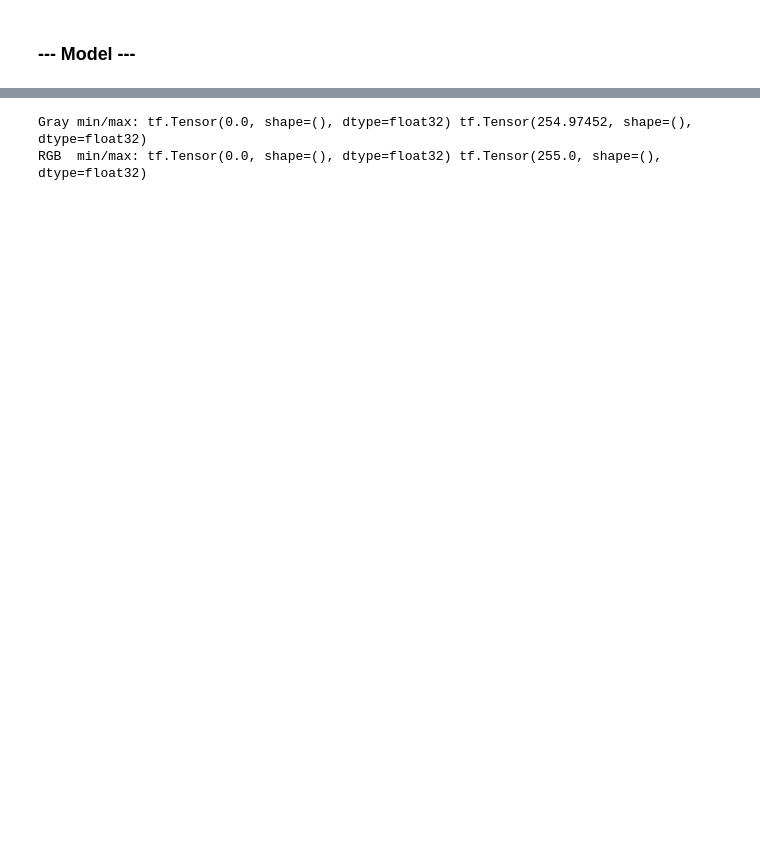
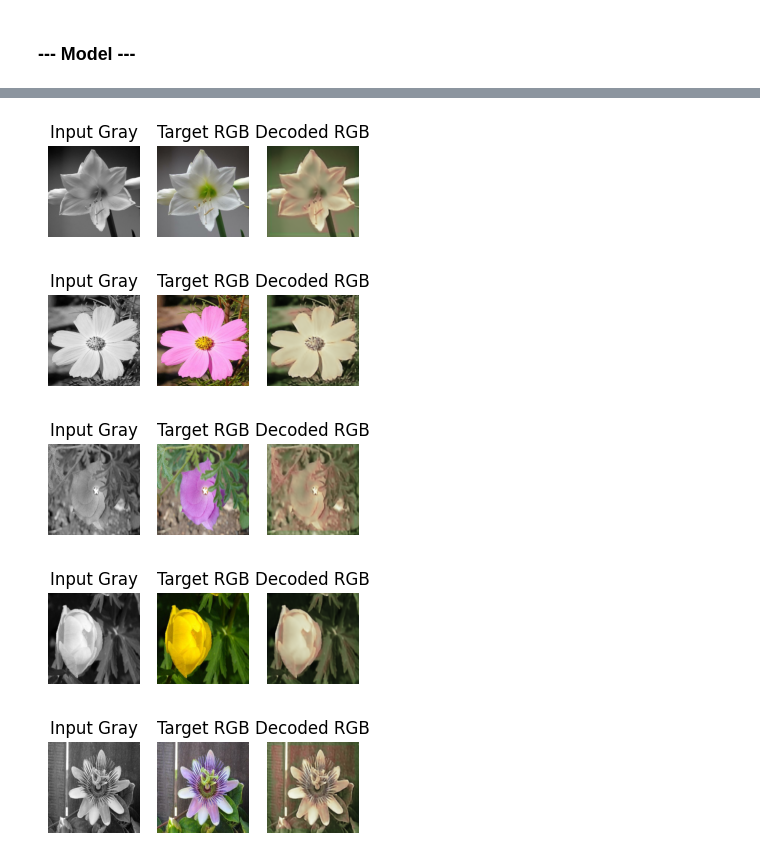
Before and after one commit to KiykoHanna/Simplon_CNN, a Jupyter notebook: Auto_Encod/ex_2.ipynb, the cells around one changed output, grey strips where cells are left out. Cells and saved outputs as stored; diff of their text form; code cells hidden in the pictures; blank space fills up the shorter version.

```diff
--- a/Auto_Encod/ex_2.ipynb
+++ b/Auto_Encod/ex_2.ipynb
@@ -146,10 +149,9 @@ show_gray_img(train_gray_ds, n=5)
 # %%
 # --- input ---
 input_img = Input(shape=(IMG_SIZE[0], IMG_SIZE[1], 1))  # grayscale
-x = Rescaling(1.0/255)(input_img)
 
 # --- encoder ---
-x = Conv2D(64, 3, activation='relu', padding='same')(x)
+x = Conv2D(64, 3, activation='relu', padding='same')(input_img)
 x = MaxPooling2D((2,2), padding='same')(x)
 
 x = Conv2D(128, 3, activation='relu', padding='same')(x)
@@ -174,7 +178,7 @@ autoencoder.compile(optimizer='adam', loss='mse')
 
 autoencoder.fit(
     train_gray_ds,          # ВХОД → grayscale
-    epochs=3,
+    epochs=10,
     validation_data=val_gray_ds  # Валидация
 )
 # %% [output]
@@ -183,0 +206,2 @@ KeyboardInterrupt:
+# %%
+decoded_imgs = autoencoder.predict(train_gray_ds)
@@ -184,7 +210,24 @@ KeyboardInterrupt:
 # %%
-for gray, rgb in train_gray_ds.take(1):
-    print("Gray min/max:", tf.reduce_min(gray), tf.reduce_max(gray))
-    print("RGB  min/max:", tf.reduce_min(rgb), tf.reduce_max(rgb))
+for i in range(5):
+    plt.figure(figsize=(4,4))
+    plt.subplot(1,3,1)
+    plt.imshow(tf.squeeze(next(iter(train_gray_ds))[0][i]), cmap='gray')
+    plt.title("Input Gray")
+    plt.axis('off')
+
+    plt.subplot(1,3,2)
+    plt.imshow(next(iter(train_gray_ds))[1][i])
+    plt.title("Target RGB")
+    plt.axis('off')
+
+    plt.subplot(1,3,3)
+    plt.imshow(decoded_imgs[i])
+    plt.title("Decoded RGB")
+    plt.axis('off')
+    plt.show()
 # %% [output]
-Gray min/max: tf.Tensor(0.0, shape=(), dtype=float32) tf.Tensor(254.97452, shape=(), dtype=float32)
-RGB  min/max: tf.Tensor(0.0, shape=(), dtype=float32) tf.Tensor(255.0, shape=(), dtype=float32)
+[figure, added]
+[figure, added]
+[figure, added]
+[figure, added]
+[figure, added]
```
Also changed, not shown: parts of 7 cells of this notebook.
